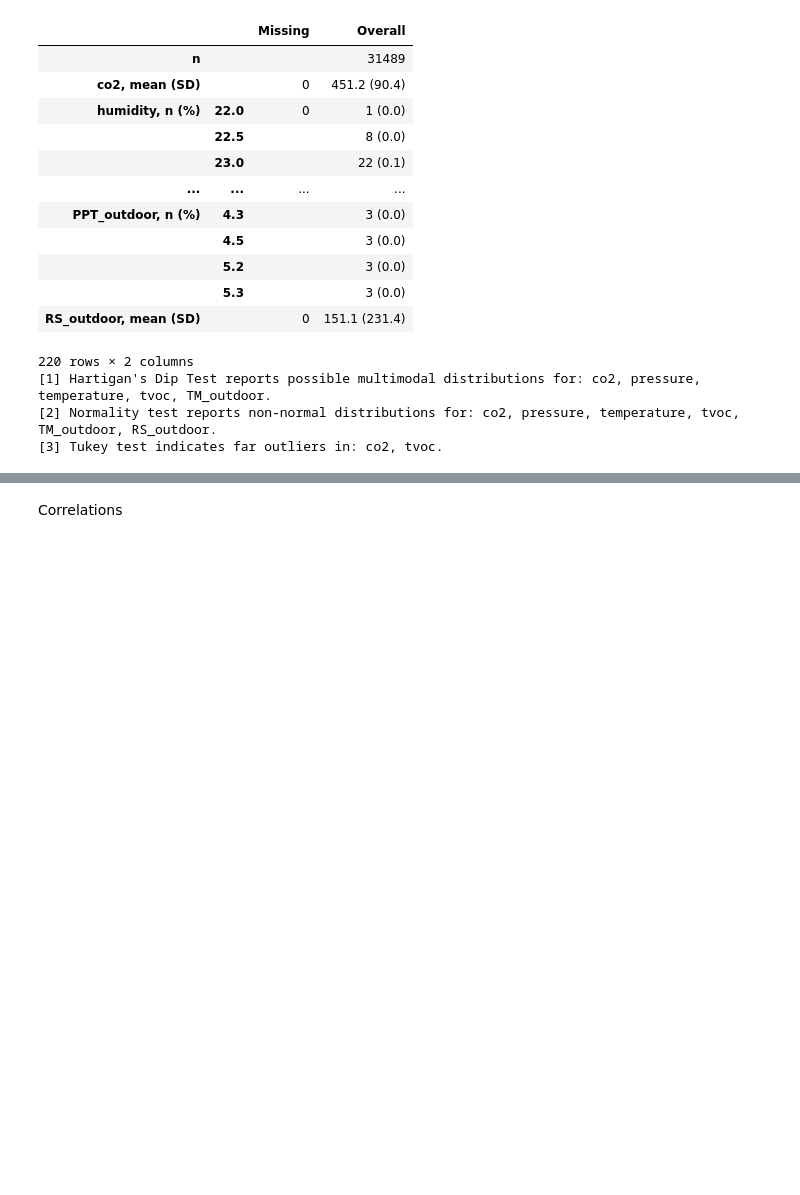
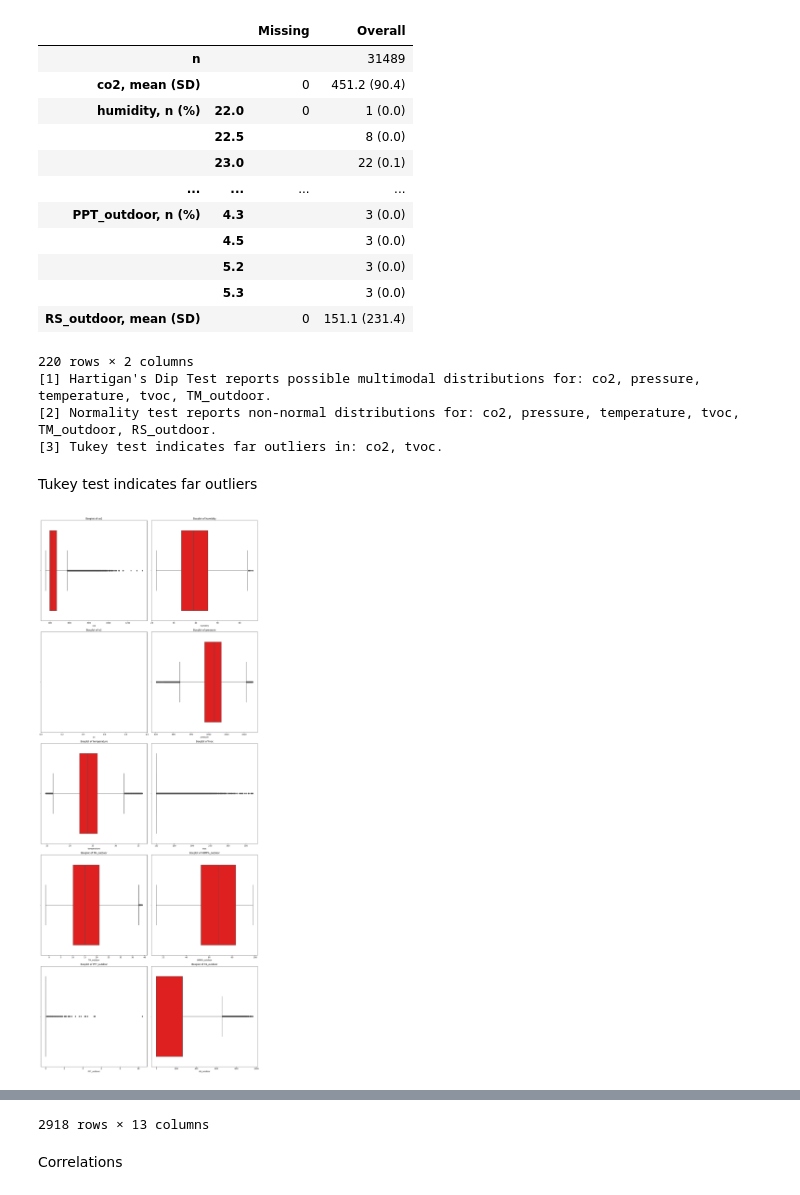
Before and after one commit to peremayolc/UAB_EnergyStudy, a Jupyter notebook: Recommender/recommendersys.ipynb, the cells around one changed output, grey strips where cells are left out. Cells and saved outputs as stored; diff of their text form; code cells hidden in the pictures; blank space fills up the shorter version.

```diff
--- a/Recommender/recommendersys.ipynb
+++ b/Recommender/recommendersys.ipynb
@@ -92,3 +90,26 @@ def display_plot(data,x, y, fig_title):
+# %%
+def display_plot(data,x, y, fig_title):
+    plt.figure(figsize = (20,7))
+    plt.title(fig_title, loc='center', fontsize=20)
+    sb.barplot(x = x, y = y, palette = 'cool')
+    plt.tight_layout();
+
+
+def display_outliers(sensor_com):
+    num_feats = [col for col in sensor_com.columns if sensor_com[col].dtype != 'object']
+
+    fig, axes = plt.subplots(nrows=len(num_feats)//2, ncols=2, figsize=(16, 8 * (len(num_feats)//2)))
+    axes = axes.flatten()
+
+    #iterate over numerical features
+    for i, col in enumerate(num_feats):
+        #boxplot for each feature
+        sb.boxplot(x=sensor_com[col], color='red', ax=axes[i])
+        axes[i].set_title(f'Boxplot of {col}')
+        axes[i].set_xlabel(col)
+
+    plt.tight_layout()
+    plt.show()
 # %% [markdown]
 We have loaded the dataframes and modified the formats so that they are similar
 # %%
@@ -303,3 +323,19 @@ table
 [1] Hartigan's Dip Test reports possible multimodal distributions for: co2, pressure, temperature, tvoc, TM_outdoor.
 [2] Normality test reports non-normal distributions for: co2, pressure, temperature, tvoc, TM_outdoor, RS_outdoor.
 [3] Tukey test indicates far outliers in: co2, tvoc.
+# %% [markdown]
+Tukey test indicates far outliers
+# %%
+display_outliers(Computer_Room_com)
+
+Q1 = Computer_Room_com['co2'].quantile(0.25)
+Q3 = Computer_Room_com['co2'].quantile(0.75)
+IQR = Q3 - Q1
+lower_bound = Q1 - 1.5 * IQR
+upper_bound = Q3 + 1.5 * IQR
+
+outliers_co2 = Computer_Room_com[(Computer_Room_com['co2'] < lower_bound) | (Computer_Room_com['co2'] > upper_bound)]
+
+outliers_co2
+# %% [output]
+[figure, added]
@@ -306,3 +354,4 @@ table
+2918 rows × 13 columns
 # %% [markdown]
 Correlations
 # %%
```
Also changed, not shown: parts of 7 cells of this notebook.
